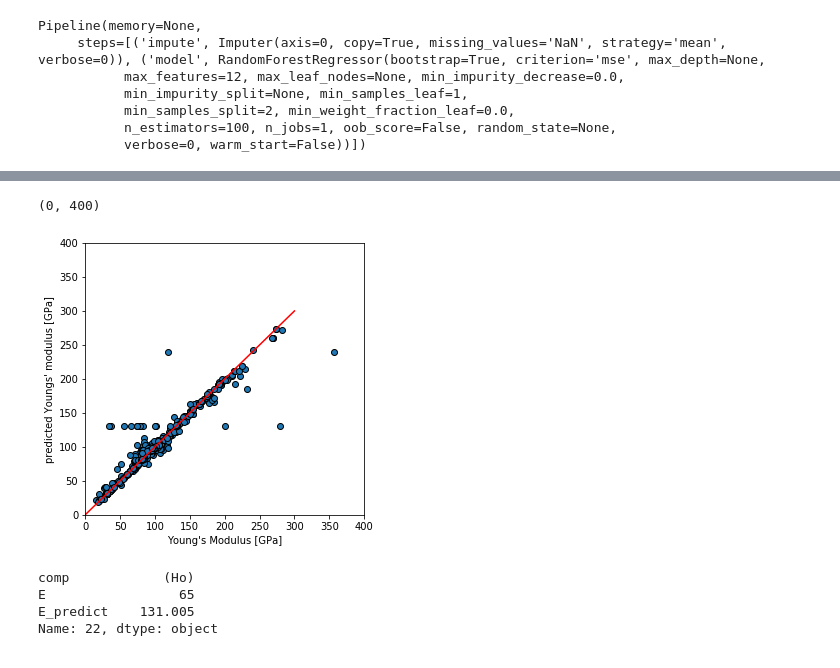
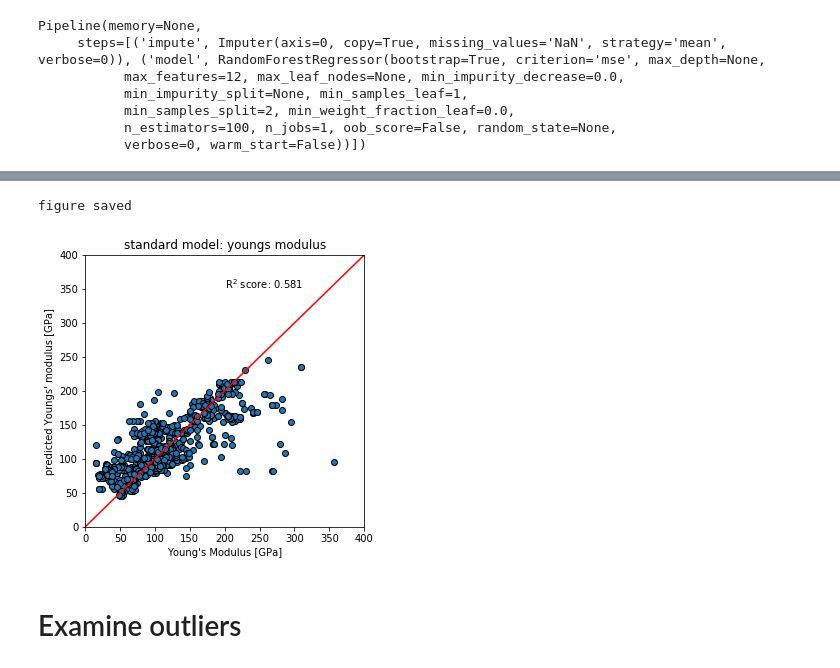
Before and after one commit to tangkong/MechPropModels, a Jupyter notebook: 1_youngs_model.ipynb, the cells around one changed output, grey strips where cells are left out. Drawn from its saved outputs; the diff is of its cells as text; code cells hidden in the pictures.

Commit message:
MAPI and further development
More detailed feature investigation, covariance matrix
Interfacing steps to MAPI
Comparison of amGlass model with MAPI crystalline data

```diff
--- a/1_youngs_model.ipynb
+++ b/1_youngs_model.ipynb
@@ -15,6 +15,8 @@ import pandas as pd
 import numpy as np
 import gzip
 import os
+# %%
+saveFigures = False
 # %%
 def featCleanImpute(Y):
     ''' Convert inf to NaN in feature array, in place
@@ -44,6 +74,10 @@ def featCleanImpute(Y):
 # Build Model: Young's Modulus
 # %% [markdown]
 Import feature set, import data
+# %%
+base_featurizer = MultipleFeaturizer([cf.Stoichiometry(), cf.ElementProperty.from_preset("magpie"),
+                                 cf.ValenceOrbital(props=['avg']), cf.IonProperty(fast=True),
+                                cf.YangSolidSolution(), cf.AtomicPackingEfficiency()])
 # %%
 with gzip.open('./datasets/youngs_features.pkl.gz', 'rb') as fp:
     X_E = pkl.load(fp)
@@ -66,7 +104,7 @@ youngs_model = Pipeline([('impute',Imputer()),
                           ('model', RandomForestRegressor(n_estimators=100, n_jobs=1, max_features=12))])
 # %%
 # Look at feature importances when trained on the whole data set
-youngs_model.fit(X_Esmall, y=youngsDataSmall['E'])
+youngs_model.fit(X_E, y=youngsData['E'])
 # %% [output]
 Pipeline(memory=None,
      steps=[('impute', Imputer(axis=0, copy=True, missing_values='NaN', strategy='mean', verbose=0)), ('model', RandomForestRegressor(bootstrap=True, criterion='mse', max_depth=None,
@@ -120,18 +136,33 @@ plt.show()
 # %%
 #take predicted values from each cross validation set to ensure training not performed on own set.  Take 200 training samples
 # Probably could have used cross_val_predict
+featTop5 = pd.DataFrame()
+
 kf = KFold(5)
 rep=0
-youngsDataSmall['E_predict'] = np.nan
-for train_index, test_index in kf.split(youngsDataSmall['comp']):
+youngsData['E_predict'] = np.nan
+for train_index, test_index in kf.split(youngsData['comp']):
     print('Split #{}'.format(rep))
-    density_model.fit(X_Esmall[train_index,:], youngsDataSmall['E'][train_index])
+    youngs_model.fit(X_E[train_index,:], youngsData['E'][train_index])
 
-    y_densPredict = youngs_model.predict(X_Esmall[test_index,:])
-    youngsDataSmall['E_predict'][test_index] = y_densPredict
+    y_youngsPredict = youngs_model.predict(X_E[test_index,:])
+    youngsData['E_predict'][test_index] = y_youngsPredict
+
+    featureImp = pd.DataFrame(youngs_model.steps[1][1].feature_importances_,
+                          index=base_featurizer.feature_labels(),
+                          columns=['importance']).sort_values('importance',ascending=False)
+    print(featureImp.head())
+
+    featTop5 = featTop5.append(featureImp)
 
     #print(train_index, test_index)
     rep+=1
 #y_densPredict =
+
+featTop5['totalImp'] = featTop5.groupby(level=0)['importance'].transform('sum')
+featTop5 = featTop5.drop_duplicates(subset=['totalImp']).sort_values('totalImp',ascending=False)
+print('top features over 5 training splits')
+featTop5.head()
+featTop5.to_csv(os.path.join(os.getcwd(),'results','avgTopFeats_youngsDefault.csv'))
 # %% [output]
 Split #0
@@ -142,19 +185,20 @@ Split #4
 # %%
 plt.figure(figsize=(5,5))
-plt.scatter(youngsDataSmall['E'], youngsDataSmall['E_predict'], edgecolors='k')
-plt.plot([0,300], [0,300], 'r-')
+plt.scatter(youngsData['E'], youngsData['E_predict'], edgecolors='k')
+plt.plot([0,400], [0,400], 'r-')
 plt.xlabel('Young\'s Modulus [GPa]')
 plt.ylabel('predicted Youngs\' modulus [GPa]')
 
+r2Std = r2_score(youngsData['E'], youngsData['E_predict'])
+plt.text(200,350, 'R$^2$ score: {:.3f}'.format(r2Std))
 plt.xlim([0,400])
 plt.ylim([0,400])
+
+plt.title('standard model: youngs modulus')
+
+if saveFigures:
+    print('figure saved')
+    plt.savefig(os.path.join(os.getcwd(),'results','youngsScatter_StdModel.png'))
 # %% [output]
-(0, 400)
+figure saved
-[figure, old version]
+[figure, new version]
-# %%
-youngsDataSmall.iloc[22]
-# %% [output]
-comp            (Ho)
-E                 65
-E_predict    131.005
-Name: 22, dtype: object
@@ -160,0 +207,2 @@ Name: 22, dtype: object
+# %% [markdown]
+# Examine outliers
```
Also changed, not shown: parts of 14 cells of this notebook, 9 other files.
